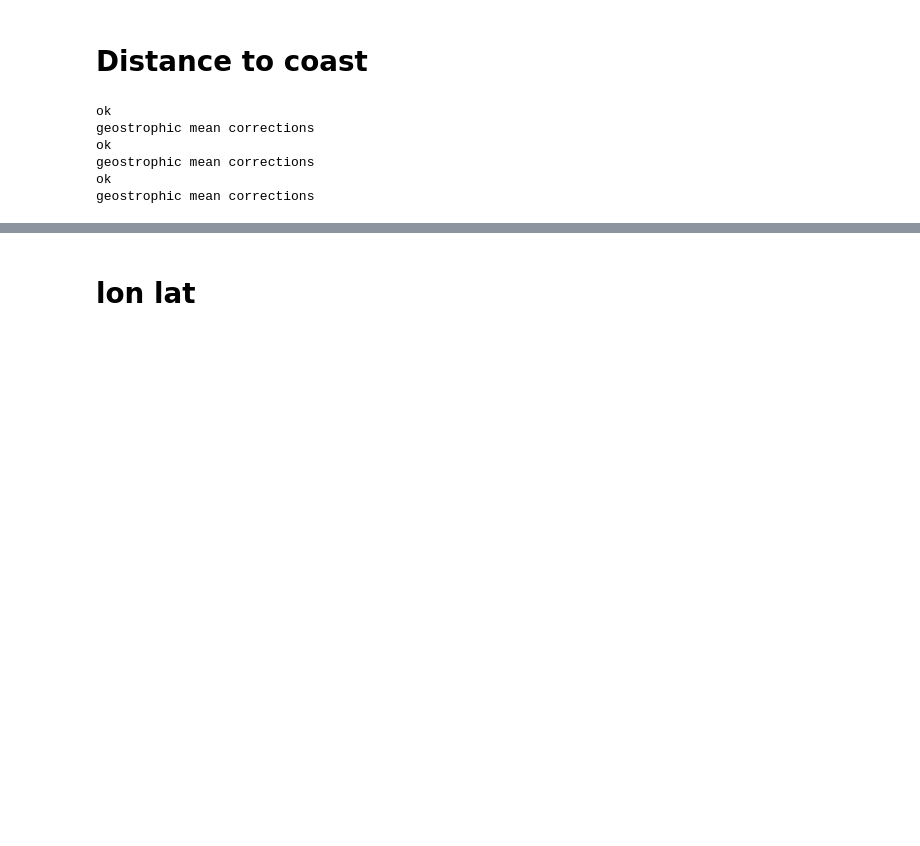
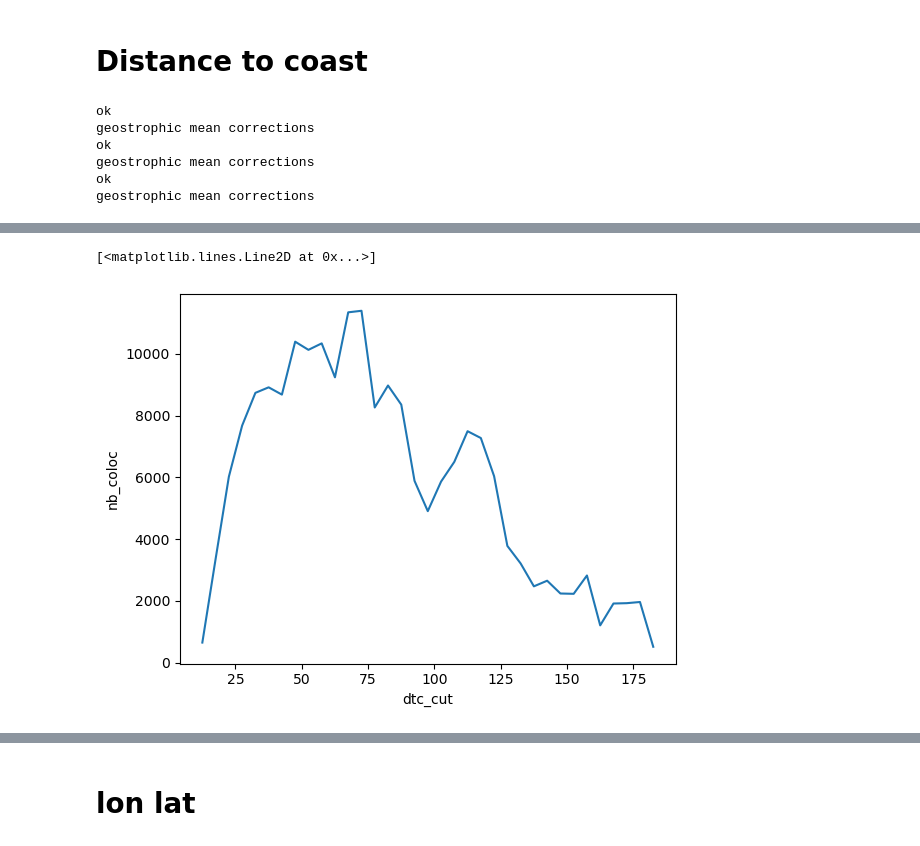
Before and after one commit to margot-demol/med_analysis, a Jupyter notebook: 10_swot_capabilities_diags/28_mean_sla.ipynb, the cells around one changed output, grey strips where cells are left out. Cells and saved outputs as stored; diff of their text form; code cells hidden in the pictures; blank space fills up the shorter version.

```diff
--- a/10_swot_capabilities_diags/28_mean_sla.ipynb
+++ b/10_swot_capabilities_diags/28_mean_sla.ipynb
@@ -237,3 +260,8 @@ for ax in axs :
+# %%
+dsdtc.nb_coloc.plot()
+# %% [output]
+[<matplotlib.lines.Line2D at 0x...>]
+[figure, added]
 # %%
 plt.rcParams["axes.edgecolor"] = "k"
 fig, axs = plt.subplots(1, 2, figsize=(14,8), frameon=False)
```
Also changed, not shown: parts of 9 cells of this notebook, 37 other files.
